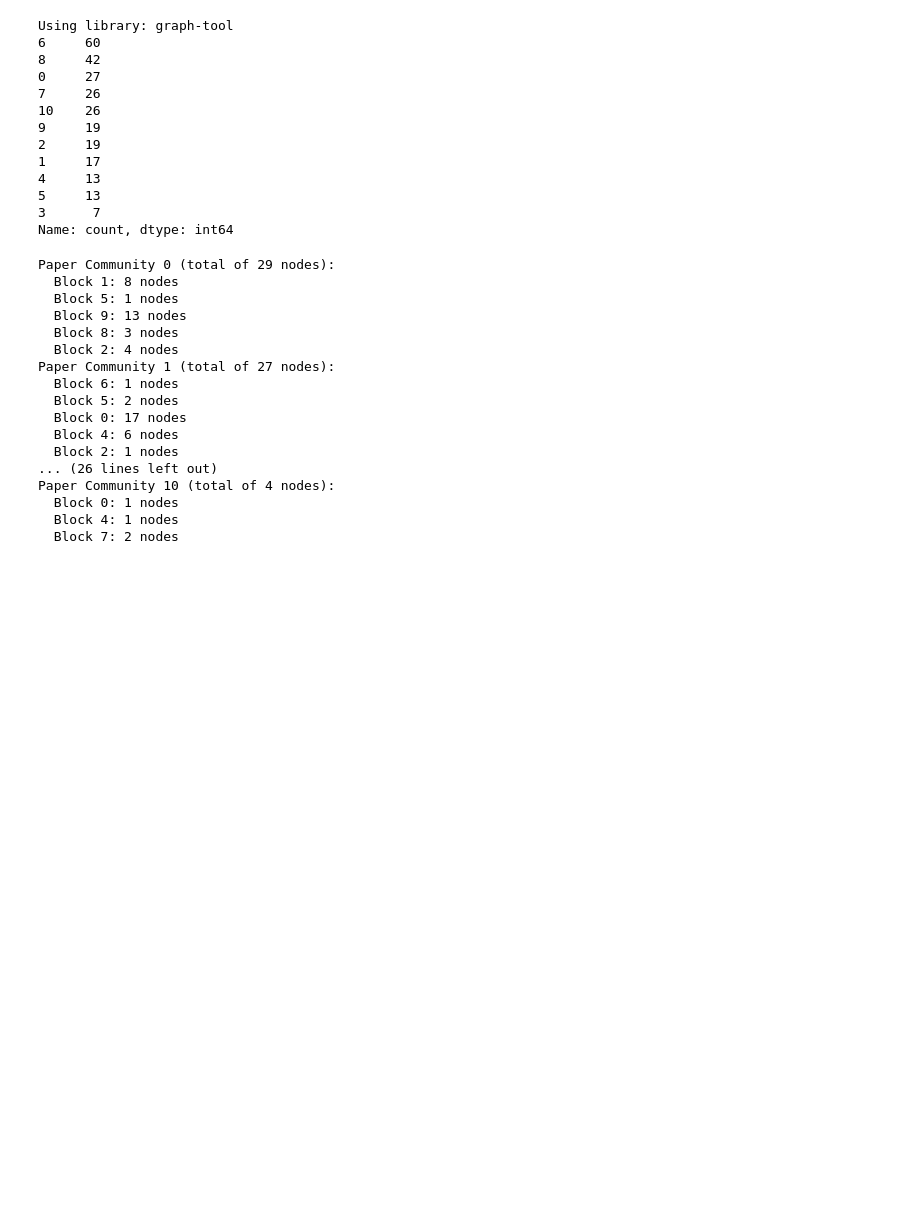
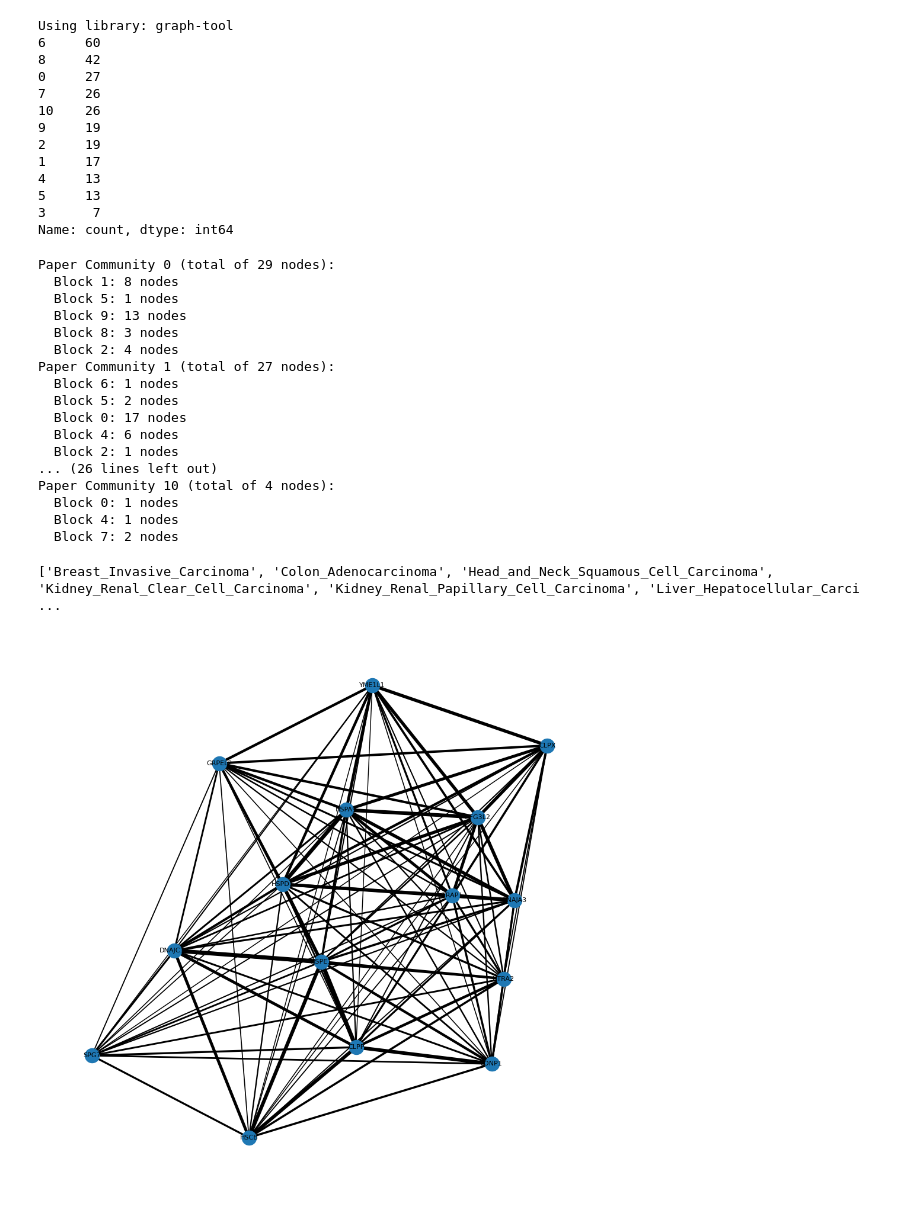
Before and after one commit to xxEthene/ST5225, a Jupyter notebook: lecture8.ipynb, the cells around one changed output. Saved outputs shown, nothing was run; the diff lists cells and outputs as text; code cells hidden in the pictures; blank space fills up the shorter version.

```diff
--- a/lecture8.ipynb
+++ b/lecture8.ipynb
@@ -436,3 +436,59 @@ Paper Community 10 (total of 4 nodes):
   Block 0: 1 nodes
   Block 4: 1 nodes
   Block 7: 2 nodes
+# %%
+from pathlib import Path
+import pandas as pd
+
+# Load all CSVs from data/ into a dict of DataFrames keyed by filename stem
+data_dir = Path("Week8_data")
+csv_files = sorted(data_dir.glob("*.csv"))
+
+dfs = {f.stem: pd.read_csv(f, index_col=0) for f in csv_files}
+
+# Quick print to show what's loaded
+print(list(dfs.keys()))
+# %% [output]
+['Breast_Invasive_Carcinoma', 'Colon_Adenocarcinoma', 'Head_and_Neck_Squamous_Cell_Carcinoma', 'Kidney_Renal_Clear_Cell_Carcinoma', 'Kidney_Renal_Papillary_Cell_Carcinoma', 'Liver_Hepatocellular_Carci ...
+# %%
+import networkx as nx
+import matplotlib.pyplot as plt
+from itertools import combinations
+
+# Ensure all dataframes share the same chaperone index
+chaperones_sets = [set(df.index) for df in dfs.values()]
+common_chaperones = set.intersection(*chaperones_sets)
+assert all(set(df.index) == common_chaperones for df in dfs.values()), "DataFrames do not have the same chaperones"
+
+# Build graph
+G = nx.Graph()
+G.add_nodes_from(sorted(common_chaperones))
+
+# Compute edge weights: total shared clients across all dataframes
+# For each pair of chaperones, count the number of columns where both have a 1 (or nonzero) entry
+for a, b in combinations(sorted(common_chaperones), 2):
+    weight = 0
+    for df in dfs.values():
+        # treat non-zero as interaction; adapt if data is boolean/0/1
+        row_a = df.loc[a]
+        row_b = df.loc[b]
+        # If rows are Series aligned by columns, count columns where both non-zero
+        shared = ((row_a != 0) & (row_b != 0)).sum()
+        weight += int(shared)
+    G.add_edge(a, b, weight=weight)
+
+# Visualise
+weights = [d['weight'] for u, v, d in G.edges(data=True)]
+# scale widths for plotting
+max_w = max(weights) if weights else 1
+widths = [1 + 4 * (w / max_w) for w in weights]
+
+pos = nx.spring_layout(G, seed=42)
+plt.figure(figsize=(12, 12))
+nx.draw_networkx_nodes(G, pos, node_size=300)
+nx.draw_networkx_labels(G, pos, font_size=8)
+nx.draw_networkx_edges(G, pos, width=widths)
+plt.axis('off')
+plt.show()
+# %% [output]
+[figure, added]
```
Also changed, not shown: parts of 8 cells of this notebook.
